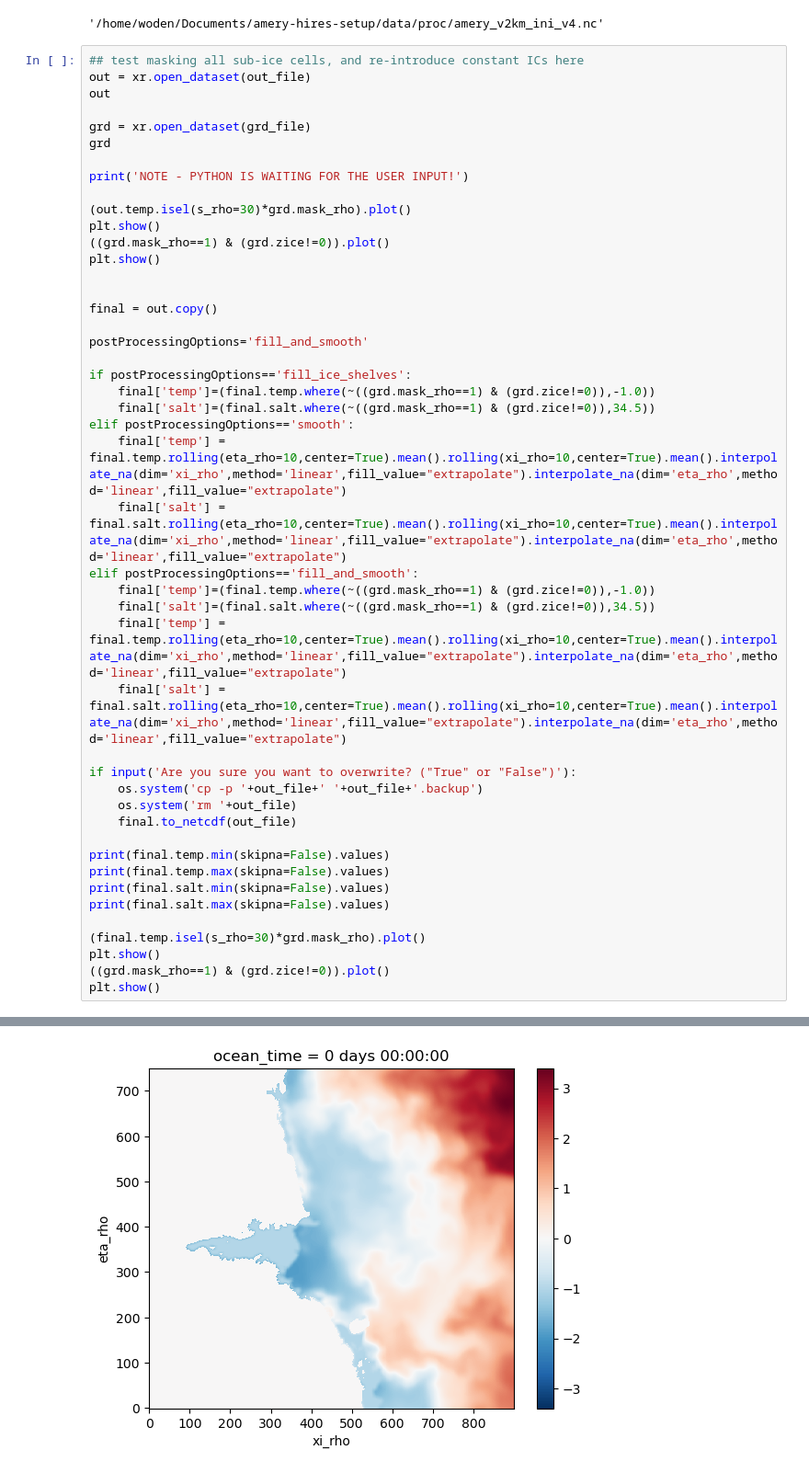
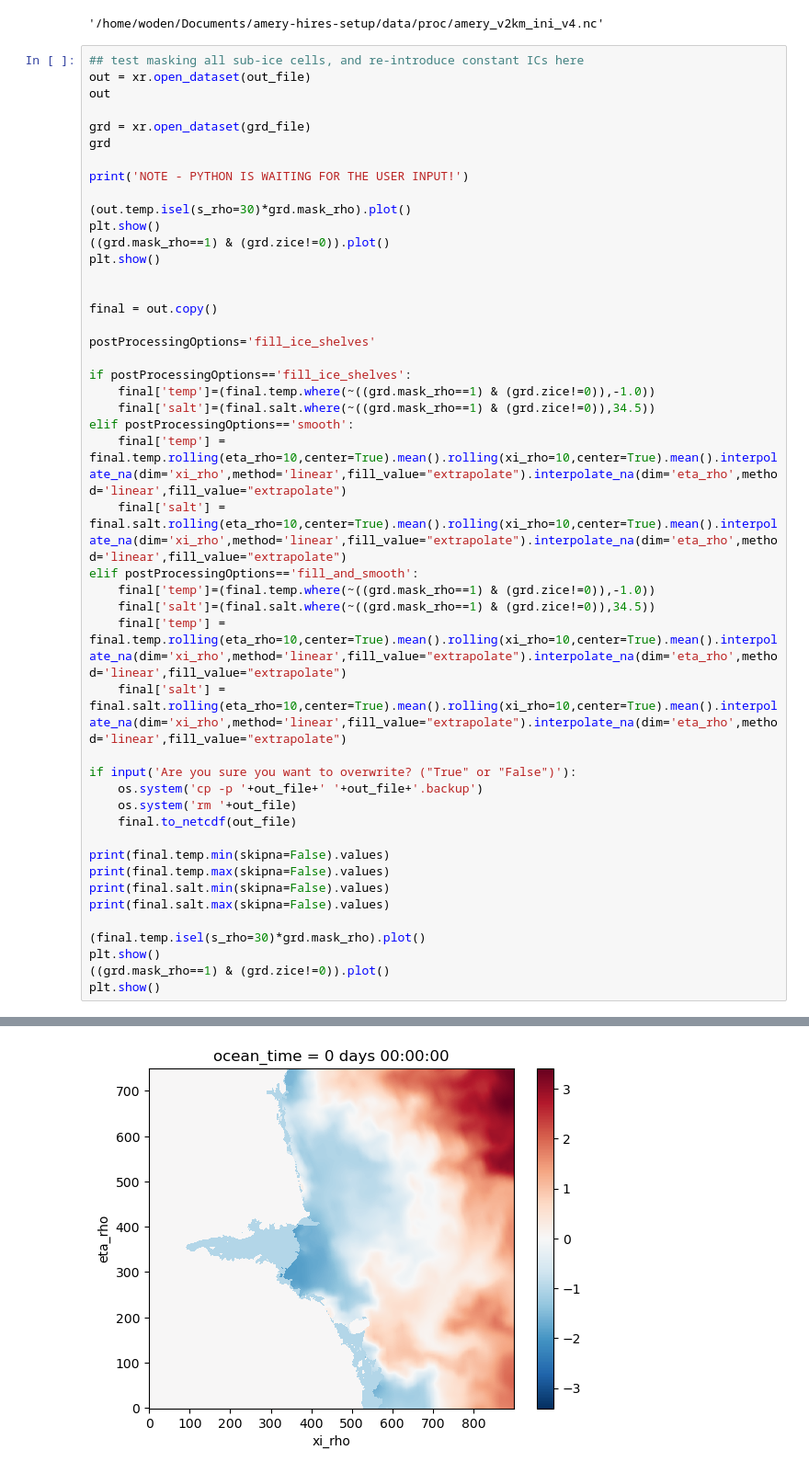
Before and after one commit to dgwyther/amery-hires, a Jupyter notebook: notebooks/make_ini_v4.ipynb, the cells around one changed output, grey strips where cells are left out. Shown at 92% size. Saved outputs shown, nothing was run; the diff lists cells and outputs as text.

```diff
--- a/notebooks/make_ini_v4.ipynb
+++ b/notebooks/make_ini_v4.ipynb
@@ -342,7 +409,7 @@ plt.show()
 
 final = out.copy()
 
-postProcessingOptions='fill_and_smooth'
+postProcessingOptions='fill_ice_shelves'
 
 if postProcessingOptions=='fill_ice_shelves':
     final['temp']=(final.temp.where(~((grd.mask_rho==1) & (grd.zice!=0)),-1.0))
@@ -381,2 +448,2 @@ NOTE - PYTHON IS WAITING FOR THE USER INPUT!
-[figure, old version]
+[figure, new version]
 [figure]
```
Also changed, not shown: parts of 5 cells of this notebook, 1 other file.
